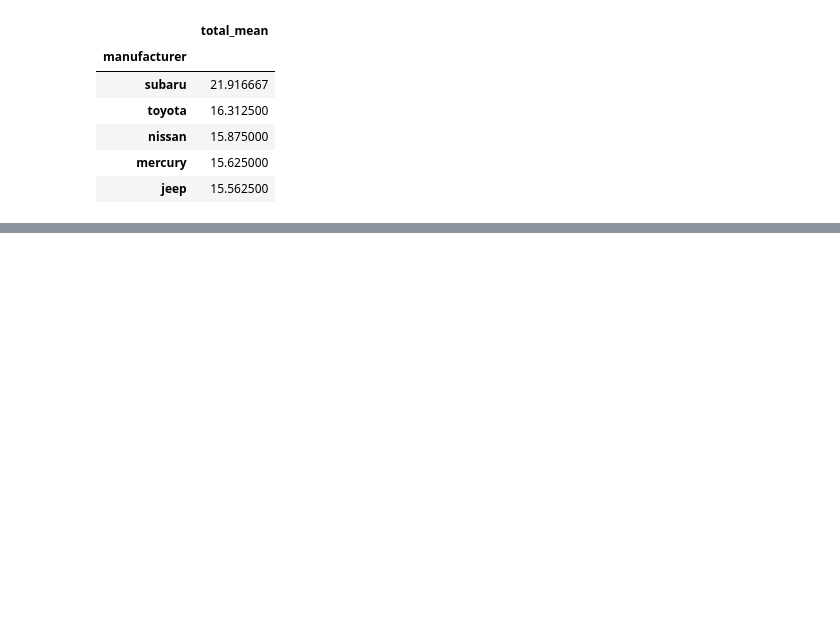
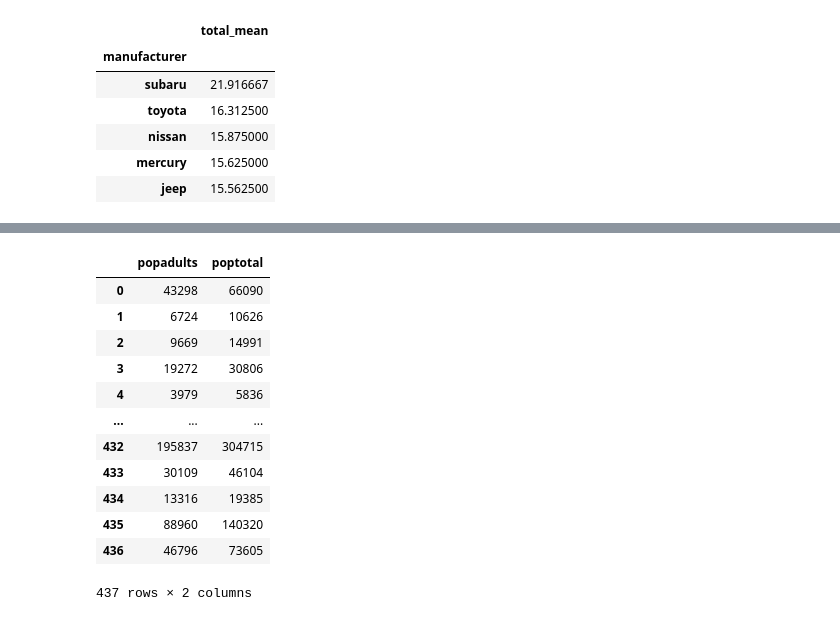
Before and after one commit to brave0duck/easy_python, a Jupyter notebook: z-06.ipynb, the cells around one changed output, grey strips where cells are left out. Drawn from its saved outputs; the diff is of its cells as text; code cells hidden in the pictures; blank space fills up the shorter version.

```diff
--- a/z-06.ipynb
+++ b/z-06.ipynb
@@ -115,0 +154,23 @@ mpg.assign(total = (mpg['cty'] + mpg['hwy'])/2).query('category == "suv"').group
+# %%
+# 1. 전체인구대비 미성년 인구 백분율 변수추가. popadults 성인인구, poptotal전체인구
+md[['popadults','poptotal']]
+
+#md['pop_child'] = (md['poptotal'] - md['popadult']) / md['poptotal']
+
+#2. 미성년인구 백분율이 높은 상위5개 출력
+#3. 40%이상 large 30-40 middle 30%이상 small 비율등급 추가
+#4. popasian은 아시아인 인구. 전체인구대비 아시아인 인구 백분율을 추가 하위10개 지역의 state,country,아시아인구 백분율 출력
+# %% [output]
+|  | popadults | poptotal |
+| 0 | 43298 | 66090 |
+| 1 | 6724 | 10626 |
+| 2 | 9669 | 14991 |
+| 3 | 19272 | 30806 |
+| 4 | 3979 | 5836 |
+| ... | ... | ... |
+| 432 | 195837 | 304715 |
+| 433 | 30109 | 46104 |
+| 434 | 13316 | 19385 |
+| 435 | 88960 | 140320 |
+| 436 | 46796 | 73605 |
+437 rows × 2 columns
```
Also changed, not shown: parts of 3 cells of this notebook.
